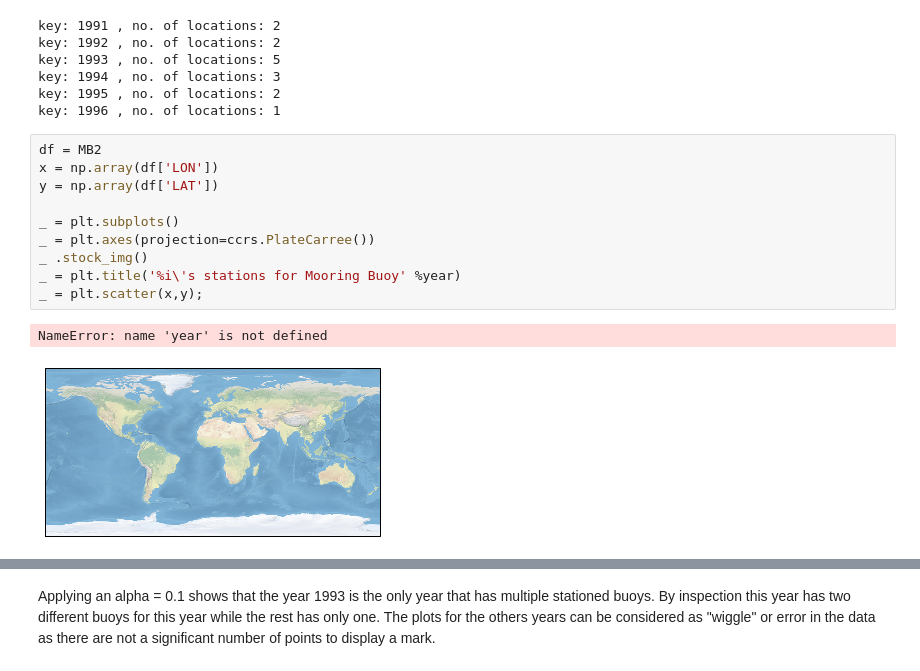
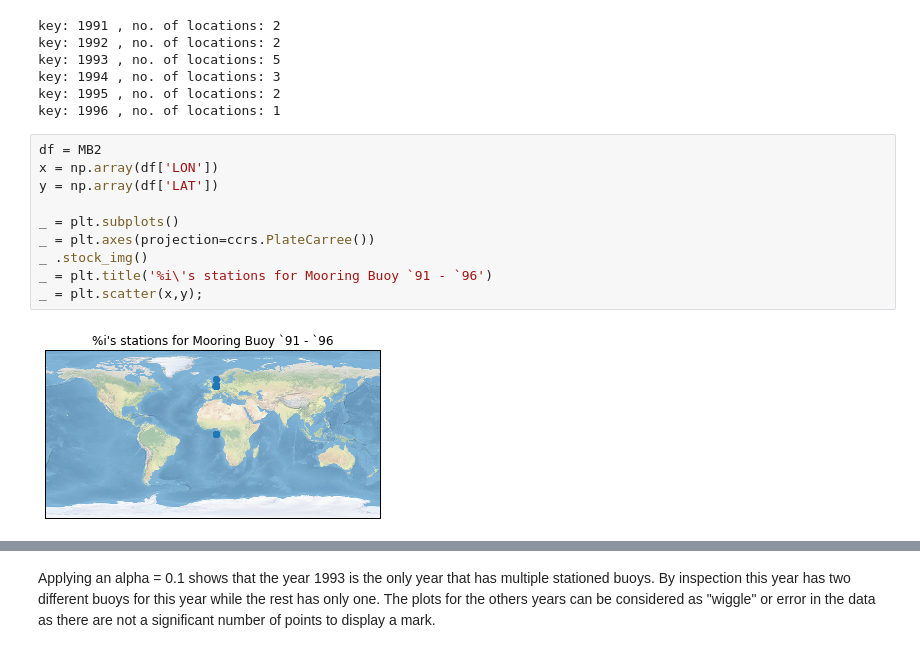
Before and after one commit to adomakor412/Applied_Statistics, a Jupyter notebook: Final/Final_Project_1_data_set.ipynb, the cells around one changed output, grey strips where cells are left out. Cells and saved outputs as stored; diff of their text form.

```diff
--- a/Final/Final_Project_1_data_set.ipynb
+++ b/Final/Final_Project_1_data_set.ipynb
@@ -135,16 +135,15 @@ key: 1996 , no. of locations: 1
 # %%
 df = MB2
 x = np.array(df['LON'])
 y = np.array(df['LAT'])
 
 _ = plt.subplots()
 _ = plt.axes(projection=ccrs.PlateCarree())
 _ .stock_img()
-_ = plt.title('%i\'s stations for Mooring Buoy' %year)
+_ = plt.title('%i\'s stations for Mooring Buoy `91 - `96')
 _ = plt.scatter(x,y);
 # %% [output]
-NameError: name 'year' is not defined
-[figure, old version]
+[figure, new version]
 # %%
 for year in years:
     _ = None
```
Also changed, not shown: parts of 12 cells of this notebook.
